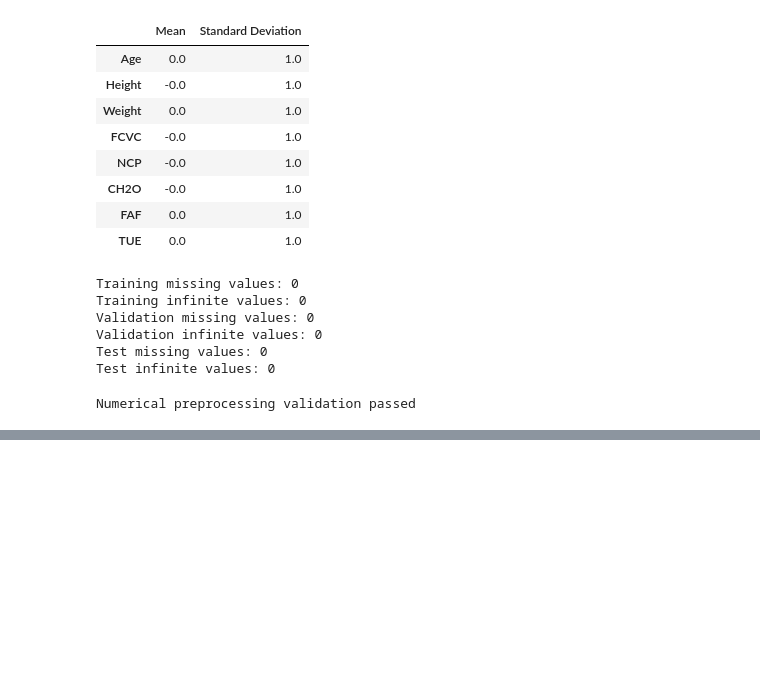
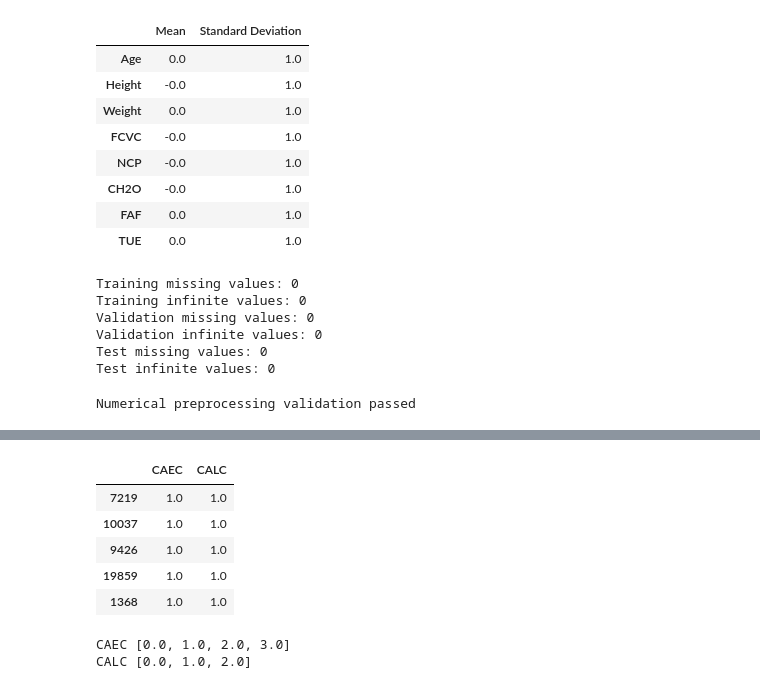
Before and after one commit to SMCodeX7/Obesity-Risk-Intelligence-System, a Jupyter notebook: notebooks/03_preprocessing.ipynb, the cells around one changed output, grey strips where cells are left out. Drawn from its saved outputs; the diff is of its cells as text; code cells hidden in the pictures; blank space fills up the shorter version.

```diff
--- a/notebooks/03_preprocessing.ipynb
+++ b/notebooks/03_preprocessing.ipynb
@@ -1041,0 +1069,19 @@ Numerical preprocessing validation passed
+# %%
+ordinal_pipeline = Pipeline(
+    steps=[
+        (
+            "imputer",
+            SimpleImputer(strategy="most_frequent"),
+        ),
+        (
+            "encoder",
+            OrdinalEncoder(
+                categories=ordinal_categories,
+                handle_unknown="use_encoded_value",
+                unknown_value=-1,
+            ),
+        ),
+    ]
+)
+
+ordinal_pipeline
@@ -1041,0 +1096,46 @@ Numerical preprocessing validation passed
+# %%
+X_train_ordinal_transformed = (
+    ordinal_pipeline.fit_transform(
+        X_train[ordinal_features]
+    )
+)
+
+X_validation_ordinal_transformed = (
+    ordinal_pipeline.transform(
+        X_validation[ordinal_features]
+    )
+)
+
+X_test_ordinal_transformed = (
+    ordinal_pipeline.transform(
+        X_test[ordinal_features]
+    )
+)
+# %%
+ordinal_training_df = pd.DataFrame(
+    X_train_ordinal_transformed,
+    columns=ordinal_features,
+    index=X_train.index,
+)
+
+ordinal_training_df.head()
+# %% [output]
+|  | CAEC | CALC |
+| 7219 | 1.0 | 1.0 |
+| 10037 | 1.0 | 1.0 |
+| 9426 | 1.0 | 1.0 |
+| 19859 | 1.0 | 1.0 |
+| 1368 | 1.0 | 1.0 |
+# %%
+for column in ordinal_features:
+    print(
+        column,
+        sorted(
+            ordinal_training_df[column]
+            .unique()
+            .tolist()
+        ),
+    )
+# %% [output]
+CAEC [0.0, 1.0, 2.0, 3.0]
+CALC [0.0, 1.0, 2.0]
```
Also changed, not shown: parts of 10 cells of this notebook.
